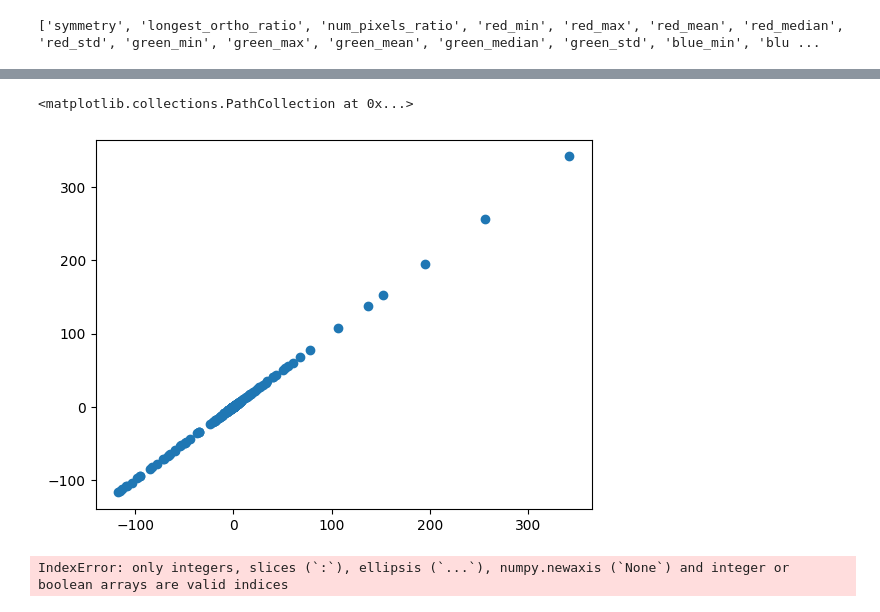
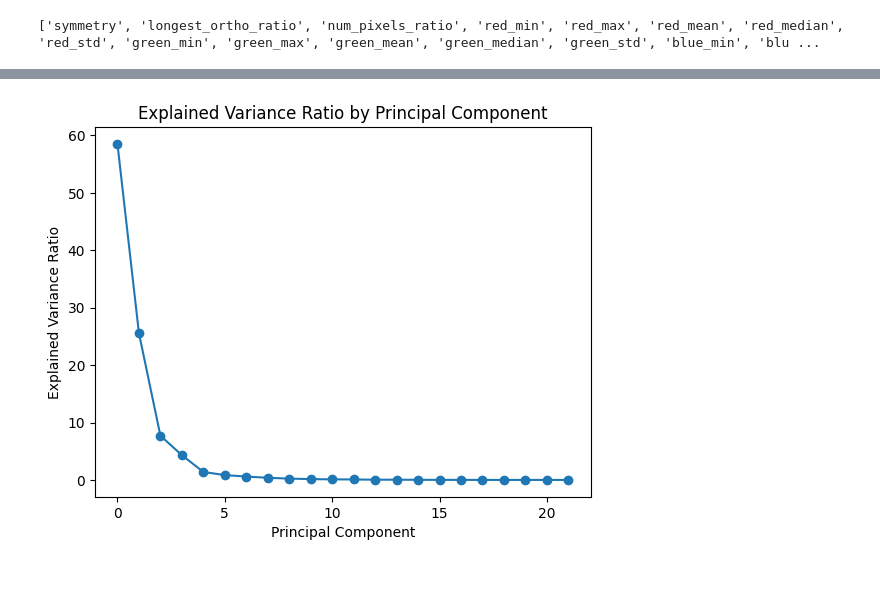
Before and after one commit to Romain-Chevrollier/Data_Project, a Jupyter notebook: code/Data_visualization.ipynb, the cells around one changed output, grey strips where cells are left out. Cells and saved outputs as stored; diff of their text form; code cells hidden in the pictures; blank space fills up the shorter version.

```diff
--- a/code/Data_visualization.ipynb
+++ b/code/Data_visualization.ipynb
@@ -59,7 +59,7 @@ df
 | 248 | 0.412965 | 0.706064 | 0.007789 | 0.0 | 255.0 | 127.060824 | 125.0 | 62.591785 | ... |
 249 rows × 22 columns
 # %%
-df['bug type'] = df_type['bug type'].head(20)
+df['bug type'] = df_type['bug type']
 df
 # %% [output]
 |  | symmetry | longest_ortho_ratio | num_pixels_ratio | red_min | red_max | red_mean | red_median | red_std | ... |
@@ -154,15 +145,9 @@ array([6.55371699e-01, 2.62047483e-01, 4.35177769e-02, 2.64775607e-02,
-# %%
-fig, ax = plt.subplots()
-ax.scatter(dfn_pca[df['bug type']=='Bee'], dfn_pca[df['bug type']=='Bee'], label='Bee')
-# %% [output]
-<matplotlib.collections.PathCollection at 0x...>
-[figure, removed]
-# %%
-plt.scatter(dfn_pca[:, 0], dfn_pca[:, 1], c=dfn_pca['bug type'])
-plt.xlabel('PCA Component 1')
-plt.ylabel('PCA Component 2')
-plt.title('PCA Plot')
-plt.colorbar(label='Bug Type')
-plt.show()
-# %% [output]
-IndexError: only integers, slices (`:`), ellipsis (`...`), numpy.newaxis (`None`) and integer or boolean arrays are valid indices
+# %%
+plt.scatter(range(len(explained_variances)), explained_variances)
+plt.plot(range(len(explained_variances)), explained_variances, linestyle='-')
+plt.xlabel('Principal Component')
+plt.ylabel('Explained Variance Ratio')
+plt.title('Explained Variance Ratio by Principal Component')
+plt.show()
+# %% [output]
+[figure, added]
```
Also changed, not shown: parts of 12 cells of this notebook, 1 other file.
